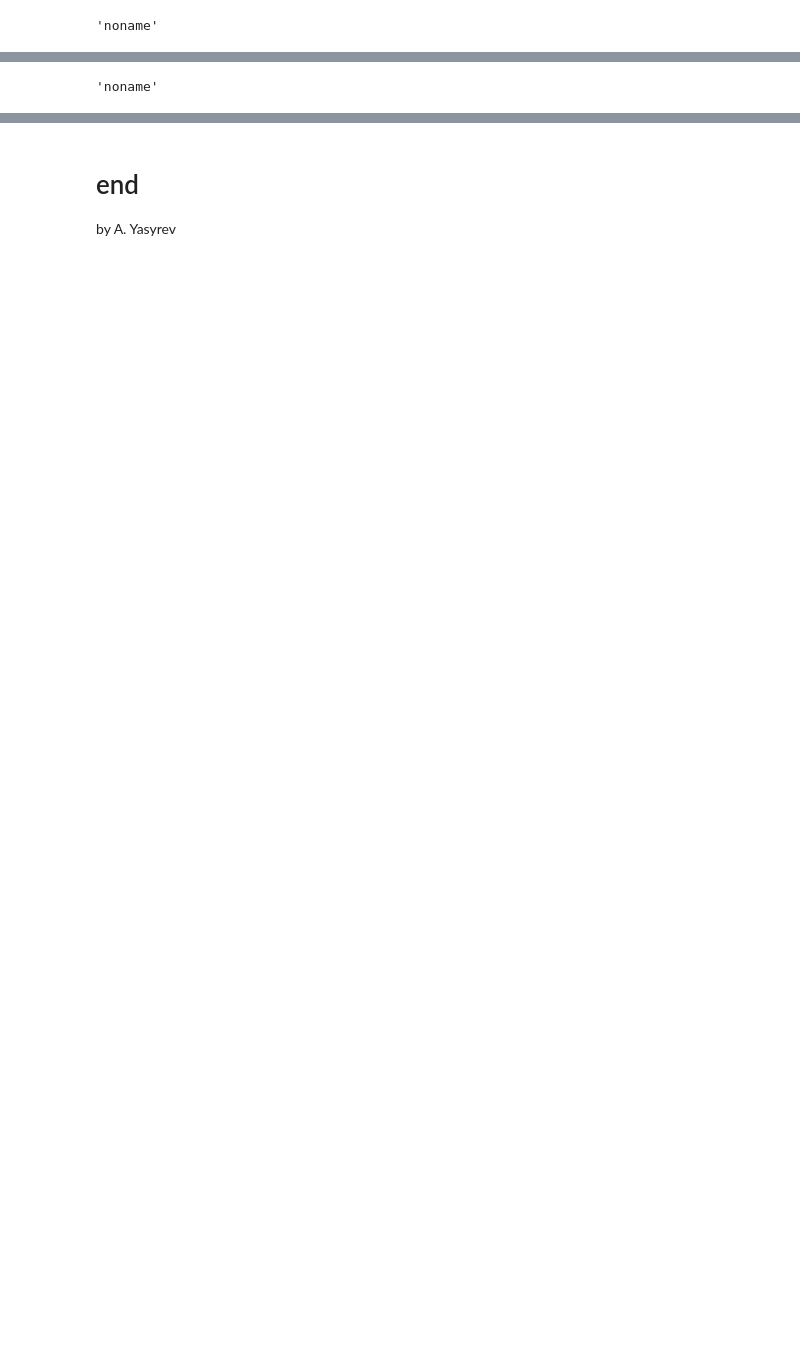
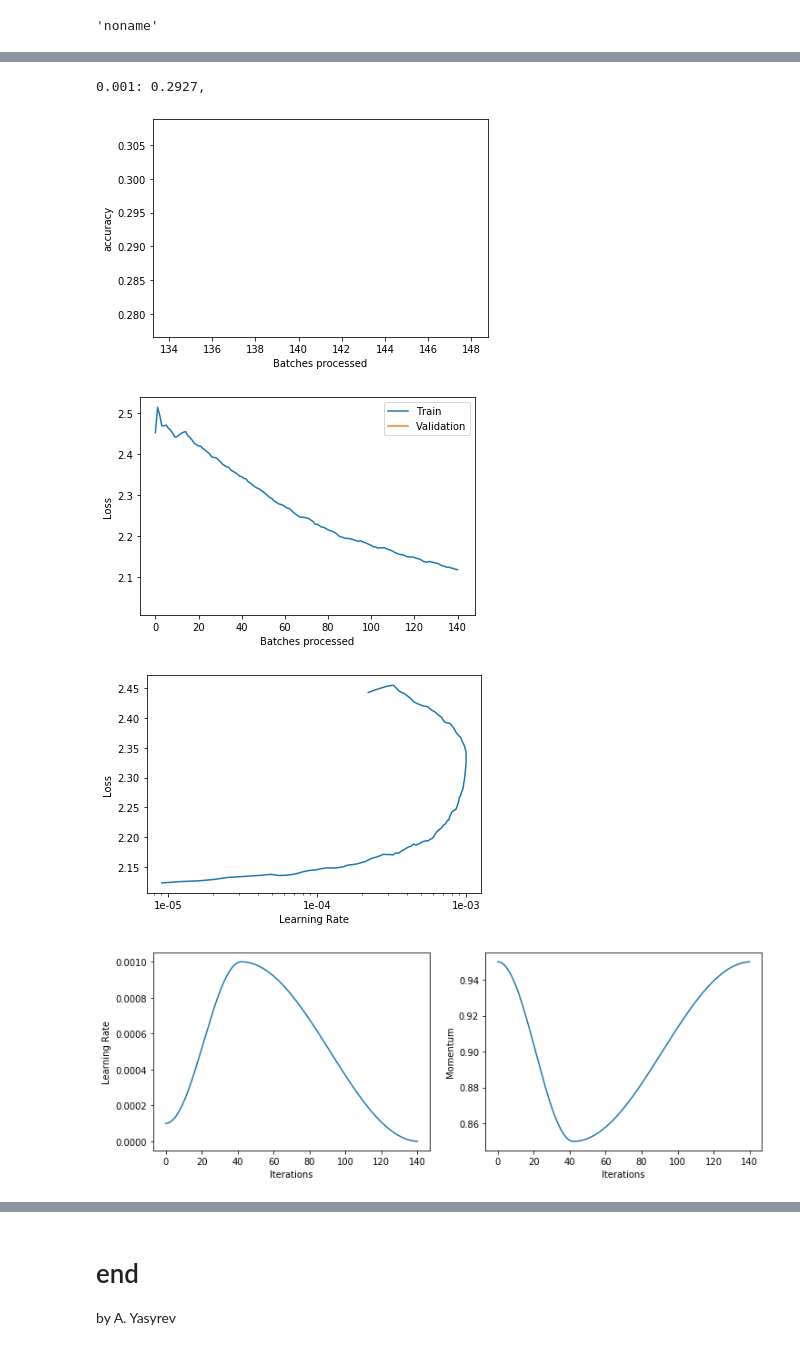
Before and after one commit to ayasyrev/experiment_utils, a Jupyter notebook: nbs/00_experiment.ipynb, the cells around one changed output, grey strips where cells are left out. Drawn from its saved outputs; the diff is of its cells as text; code cells hidden in the pictures; blank space fills up the shorter version.

```diff
--- a/nbs/00_experiment.ipynb
+++ b/nbs/00_experiment.ipynb
@@ -18,11 +90,3 @@ p = ExperimentParameters()
 p.exp_name
 # %% [output]
 'noname'
-# %%
-# export
-class Experiment:
-    def __init__(self, p=p):
-        self.p = p
-        self.name=self.p.exp_name
-
-e = Experiment()
@@ -28,0 +127,2 @@ e = Experiment()
+# %%
+p.opt = 'ranger'
@@ -28,0 +143,15 @@ e = Experiment()
+# %%
+# export
+def get_learner(p=p):
+    data = get_data(**p.data)
+    learn = Learner(data, p.model(),
+                opt_func=p.opt,
+                metrics=p.metrics,
+                wd=p.wd, bn_wd=p.bn_wd, true_wd=p.true_wd,
+                loss_func=p.loss_func())
+    learn.p = p
+    if learn.p.mixup: learn = learn.mixup(alpha=learn.p.mixup)
+
+    return learn
+# %%
+learn = get_learner()
@@ -34,4 +280,11 @@ e.p.exp_name
 # %%
-e.name
+e.print_results()
 # %% [output]
-'noname'
+0.001: 0.2927,
+# %%
+e.plot()
+# %% [output]
+[figure, added]
+[figure, added]
+[figure, added]
+[figure, added]
```
Also changed, not shown: parts of 31 cells of this notebook, 22 other files.
